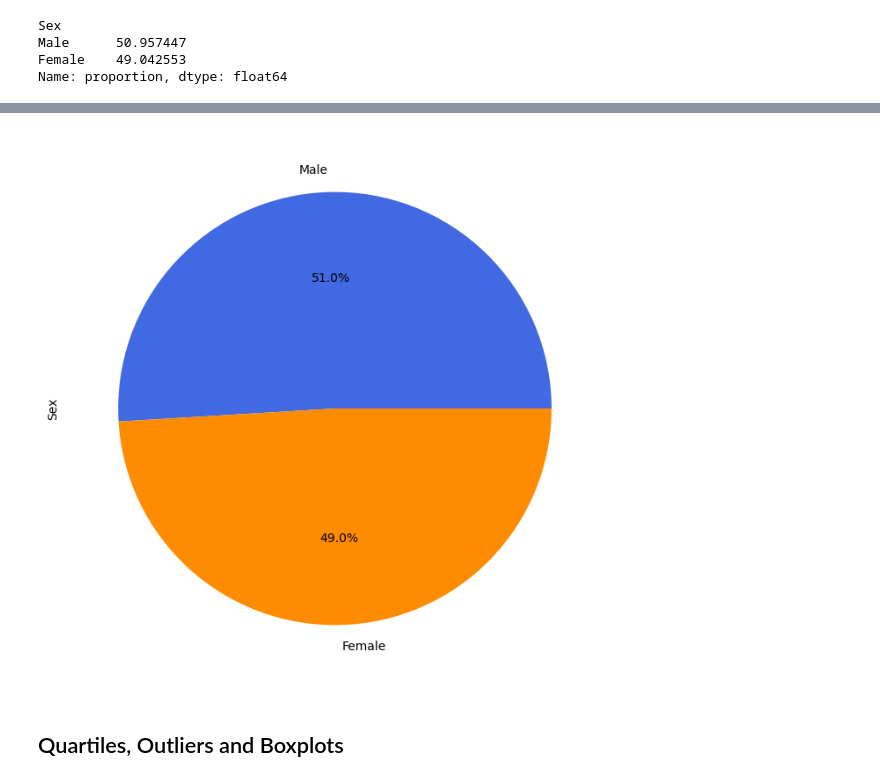
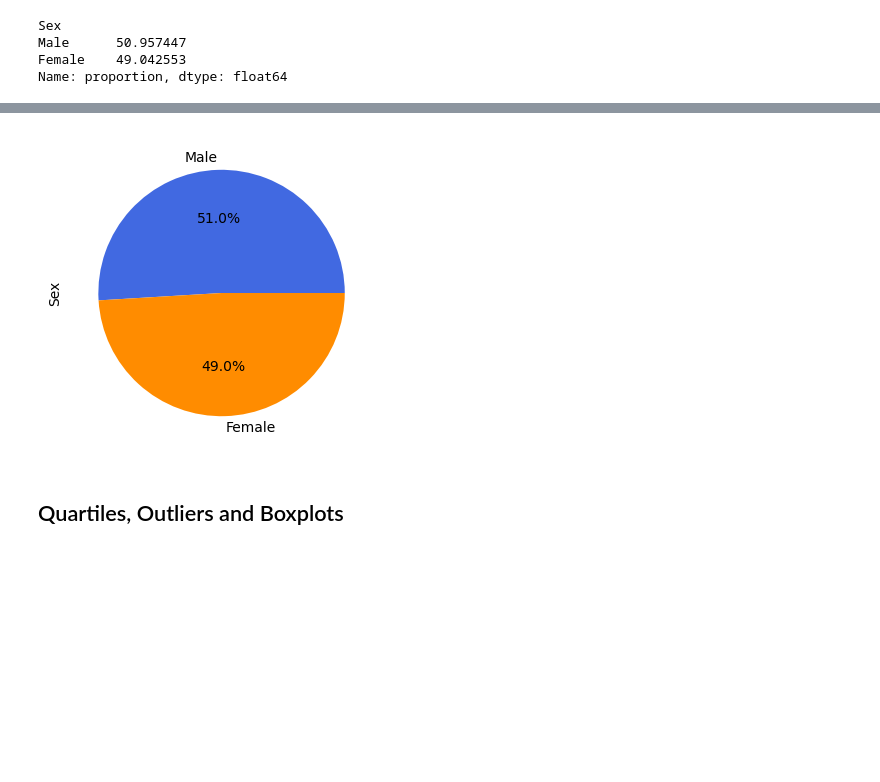
Before and after one commit to Ernawaty2024/matplotlib_challenge, a Jupyter notebook: Pymaceuticals/Pymaceuticals.ipynb.ipynb, the cells around one changed output, grey strips where cells are left out. Saved outputs shown, nothing was run; the diff lists cells and outputs as text; code cells hidden in the pictures; blank space fills up the shorter version.

```diff
--- a/Pymaceuticals/Pymaceuticals.ipynb.ipynb
+++ b/Pymaceuticals/Pymaceuticals.ipynb.ipynb
@@ -196,12 +196,12 @@ plt.show()
 # %%
 # Generate a pie plot showing the distribution of female versus male mice using pyplot
-plt.figure(figsize=(8,8))
+plt.figure(figsize=(4,4))
 plt.pie(gender_count, labels=gender_count.index, autopct = '%1.1f%%', startangle=0, colors=['royalblue','darkorange'])
 
 plt.ylabel('Sex')
 
 plt.show()
 # %% [output]
-[figure, old version]
+[figure, new version]
 # %% [markdown]
 ## Quartiles, Outliers and Boxplots
```
Also changed, not shown: parts of 2 cells of this notebook.
